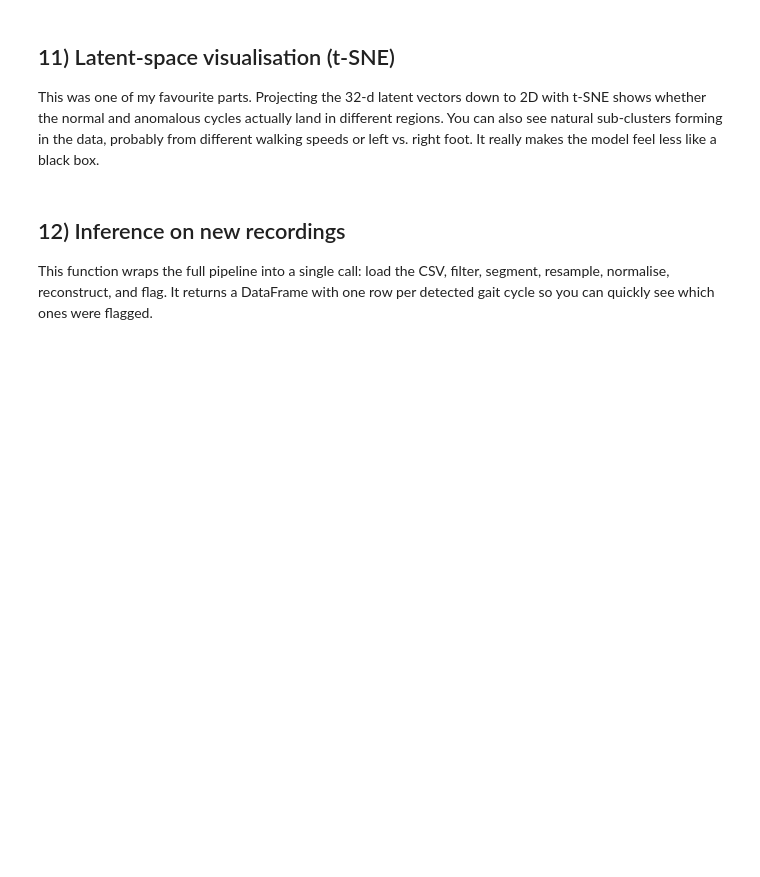
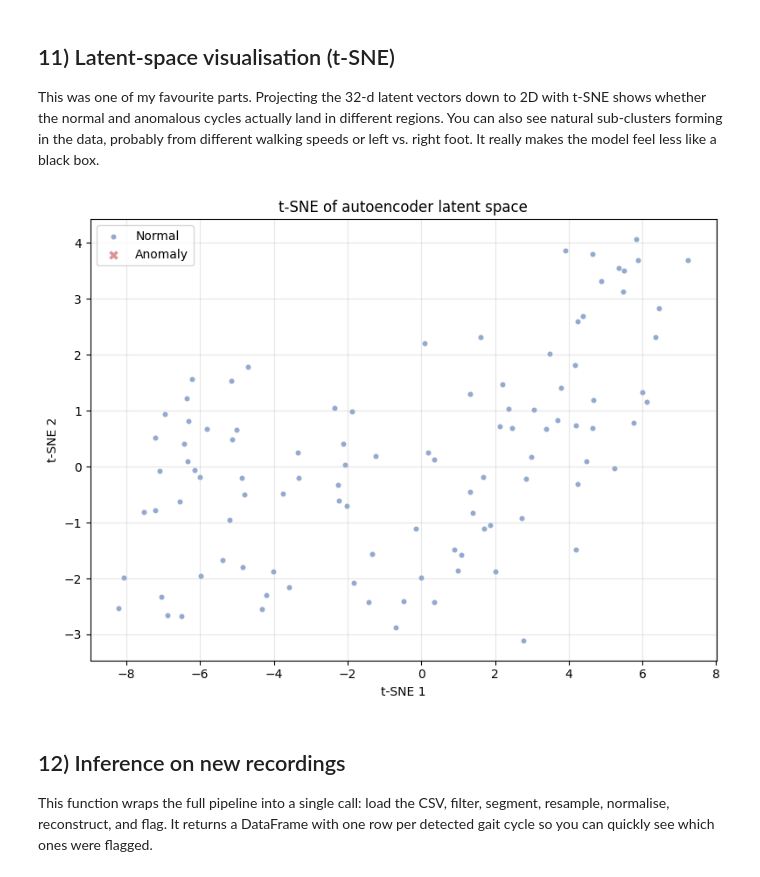
Before and after one commit to rayanemy/gait-autoencoder, a Jupyter notebook: notebooks/gait_autoencoder.ipynb, the cells around one changed output. Cells and saved outputs as stored; diff of their text form; code cells hidden in the pictures; blank space fills up the shorter version.

```diff
--- a/notebooks/gait_autoencoder.ipynb
+++ b/notebooks/gait_autoencoder.ipynb
@@ -445,7 +483,7 @@ The scheduler halves the learning rate when the validation loss plateaus.
 # %%
 optimizer = torch.optim.Adam(model.parameters(), lr=LR, weight_decay=WEIGHT_DECAY)
 scheduler = torch.optim.lr_scheduler.ReduceLROnPlateau(
-    optimizer, mode="min", factor=0.5, patience=7, verbose=False,
+    optimizer, mode="min", factor=0.5, patience=7,
 )
 criterion = nn.MSELoss()
 
@@ -634,34 +703,37 @@ the model feel less like a black box.
 # %%
 from sklearn.manifold import TSNE
 
 # Encode all cycles
 loader = DataLoader(full_dataset, batch_size=256, shuffle=False)
 latents = []
 model.eval()
 with torch.no_grad():
     for batch in loader:
         z = model.encode(batch.to(DEVICE))
         latents.append(z.cpu().numpy())
 latents = np.concatenate(latents)
 
 # t-SNE
-tsne = TSNE(n_components=2, perplexity=30, random_state=SEED, n_iter=1000)
+tsne = TSNE(n_components=2, perplexity=30, random_state=SEED, max_iter=1000)
 proj = tsne.fit_transform(latents)
 
 labels = np.array(["Normal"] * len(errors))
 labels[anomaly_idxs] = "Anomaly"
 
 fig, ax = plt.subplots(figsize=(8, 6))
 for label, color, marker in [("Normal", "#4C72B0", "o"), ("Anomaly", "#C44E52", "X")]:
     mask = labels == label
     ax.scatter(proj[mask, 0], proj[mask, 1], c=color, marker=marker,
-               s=20 if label == "Normal" else 60, alpha=0.6, label=label, edgecolors="white", lw=0.3)
+               s=20 if label == "Normal" else 60, alpha=0.6, label=label,
+               edgecolors="white", lw=0.3)
 ax.set_title("t-SNE of autoencoder latent space")
 ax.legend()
 ax.set_xlabel("t-SNE 1")
 ax.set_ylabel("t-SNE 2")
 fig.tight_layout()
 plt.show()
+# %% [output]
+[figure, added]
 # %% [markdown]
 ## 12) Inference on new recordings
 
```
Also changed, not shown: parts of 20 cells of this notebook, 2 other files.
